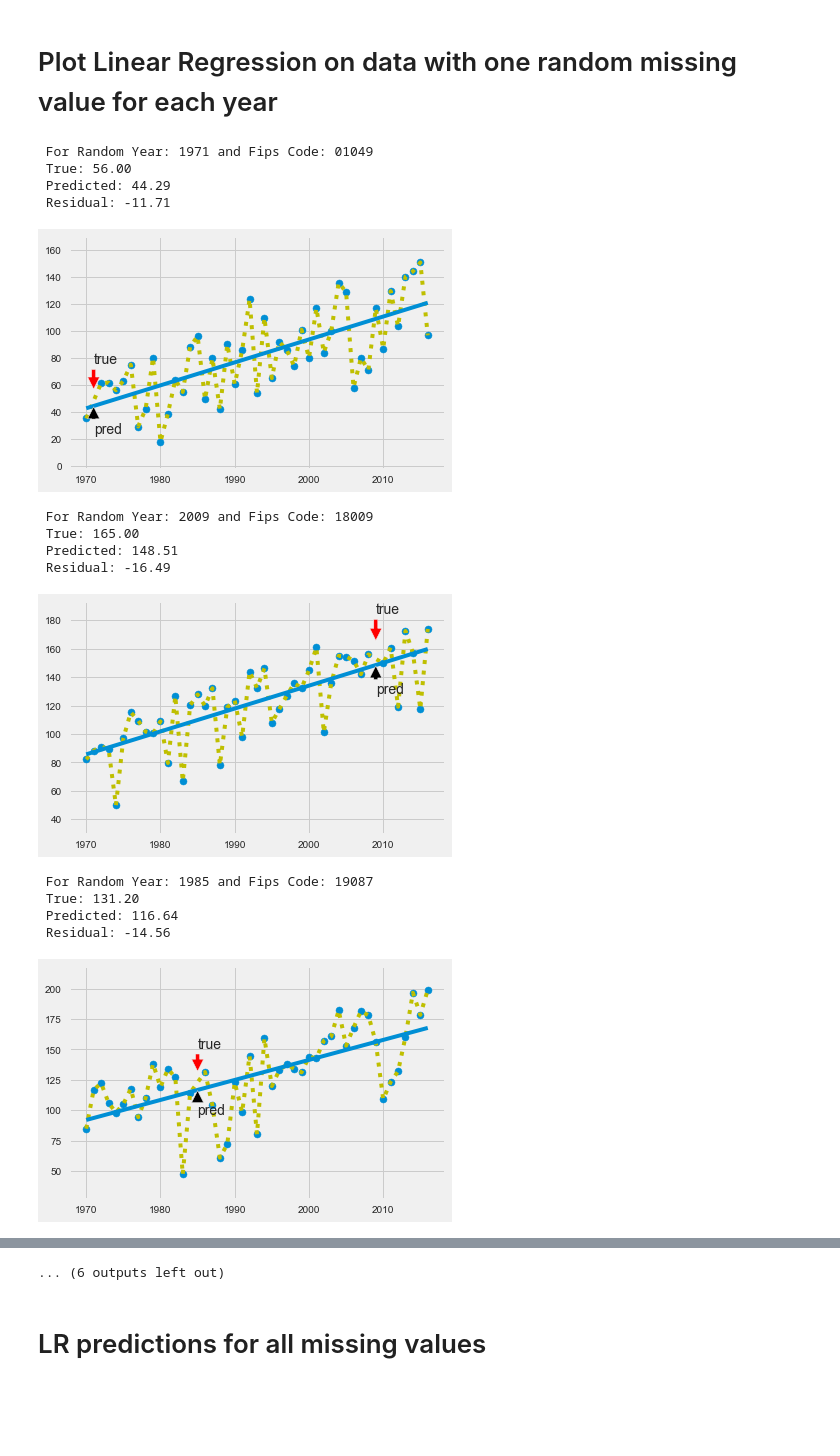
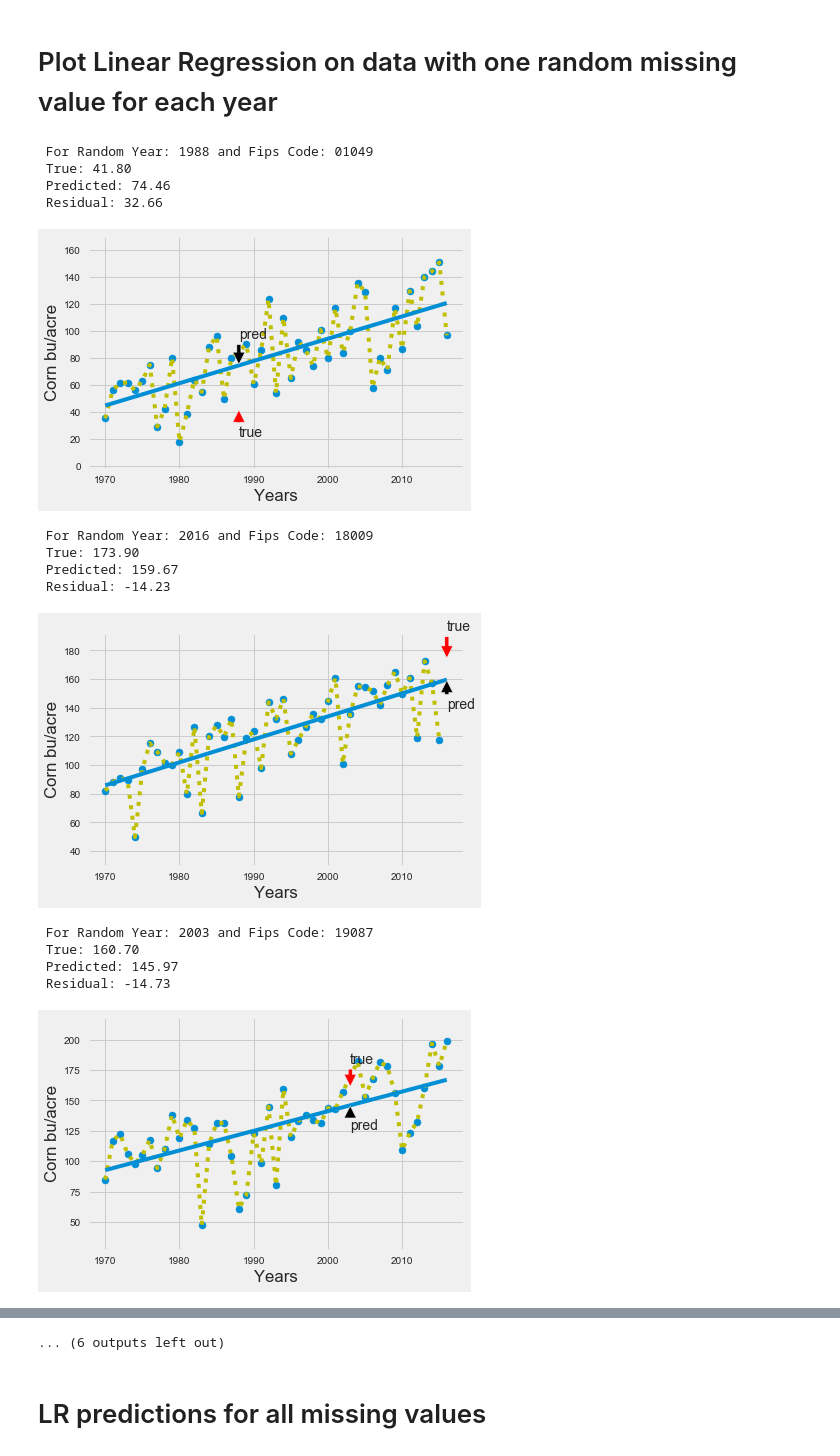
Before and after one commit to adamszabunio/yield_imputations, a Jupyter notebook: corn_imputations_full_data.ipynb, the cells around one changed output, grey strips where cells are left out. Saved outputs shown, nothing was run; the diff lists cells and outputs as text; code cells hidden in the pictures; blank space fills up the shorter version.

```diff
--- a/corn_imputations_full_data.ipynb
+++ b/corn_imputations_full_data.ipynb
@@ -40,6 +38,8 @@ for i in range(0, full_data.shape[0], 200): # Choose 5 Counties from dataset to
     plt.scatter(X, y) # true values
     plt.plot(X, y, 'y:')
     plt.plot(X, preds) # plot line of best fit
+    plt.xlabel("Years")
+    plt.ylabel("Corn bu/acre")
     plt.show();
 # %% [output]
 Fips Code: 01049
@@ -97,45 +97,47 @@ for i in range(0, full_data.shape[0], 100):
     X = full_data.columns.tolist() # years (1970 - 2016)
     X.remove(pop_list[i]) # remove the randomly chosen year
     X_miss = np.array(X).reshape(-1,1) # Final X to use for predictions
     y = full_test.iloc[i].dropna().values
     lm = LinearRegression()
     lm.fit(X_miss, y)
 
     X_full = np.array(full_data.columns).reshape(-1,1) # X to predict on for all years
     preds = lm.predict(X_full)
     pred_val = preds[pop_list[i]-1970] # idx for the predicition of missing val
     pred_yr = pop_list[i] # year of missing point
 
     print("\n For Random Year: {} and Fips Code: {}\n True: {:.2f}\n Predicted: {:.2f}\n Residual: {:.2f}"\
           .format(pred_yr, full_test.iloc[i].name, true[i], pred_val, pred_val-true[i]))
 
     if pred_val > true[i]: # set bounds for plotting points
         dist = 20
     else:
         dist = -20
     plt.ylim(min(true[i], min(y))-20, max(y)+20) # set bounds for y-axis to capture extreme true values
     plt.annotate('pred', xy=(pred_yr, pred_val), xytext=(pred_yr, pred_val+dist),
                 arrowprops=dict(facecolor='black', shrink=0.05))
     plt.annotate('true', xy=(pred_yr, true[i]), xytext=(pred_yr, true[i]-dist),
                 arrowprops=dict(facecolor='red', shrink=0.05))
     plt.scatter(X_miss, y) # "complete" data (w/o removed value)
     plt.plot(X_miss, y, 'y:')
     plt.plot(X_full, preds) # line of best fit
+    plt.xlabel("Years")
+    plt.ylabel("Corn bu/acre")
     plt.show();
 plt.close('all')
 # %% [output]
- For Random Year: 1971 and Fips Code: 01049
- True: 56.00
- Predicted: 44.29
- Residual: -11.71
+ For Random Year: 1988 and Fips Code: 01049
+ True: 41.80
+ Predicted: 74.46
+ Residual: 32.66
-[figure, old version]
+[figure, new version]
- For Random Year: 2009 and Fips Code: 18009
- True: 165.00
- Predicted: 148.51
- Residual: -16.49
+ For Random Year: 2016 and Fips Code: 18009
+ True: 173.90
+ Predicted: 159.67
+ Residual: -14.23
-[figure, old version]
+[figure, new version]
- For Random Year: 1985 and Fips Code: 19087
- True: 131.20
- Predicted: 116.64
- Residual: -14.56
+ For Random Year: 2003 and Fips Code: 19087
+ True: 160.70
+ Predicted: 145.97
+ Residual: -14.73
-[figure, old version]
+[figure, new version]
```
Also changed, not shown: parts of 23 cells of this notebook, 6 other files.
